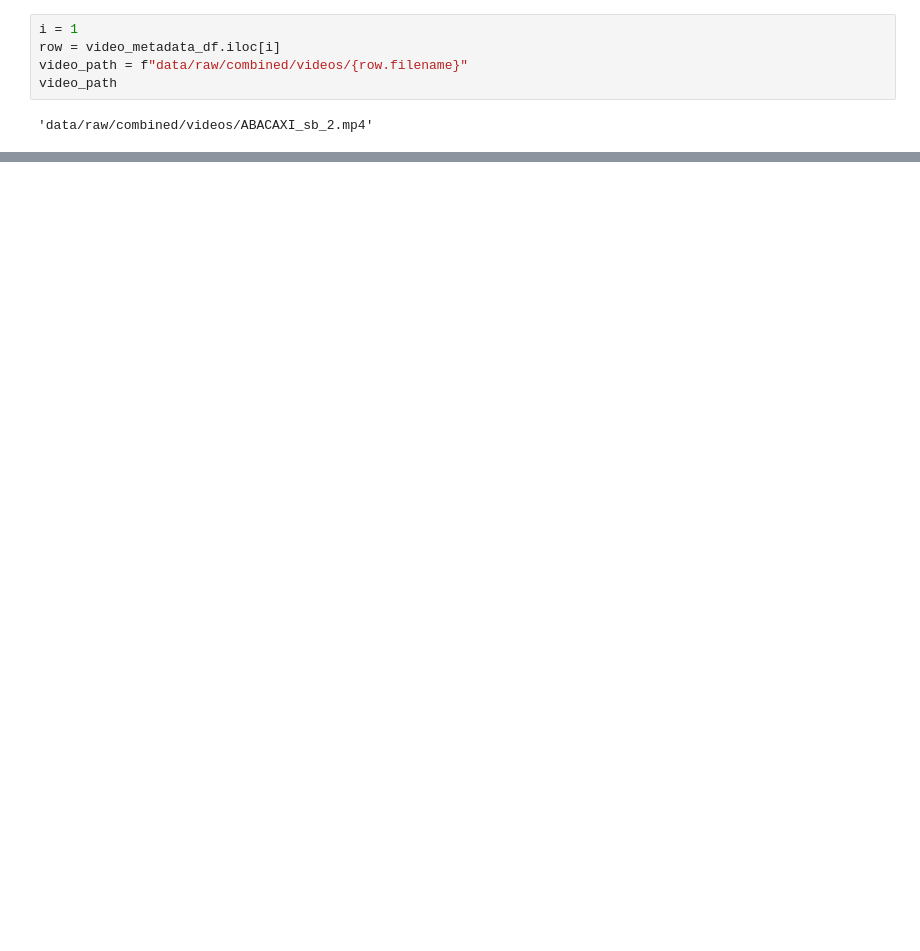
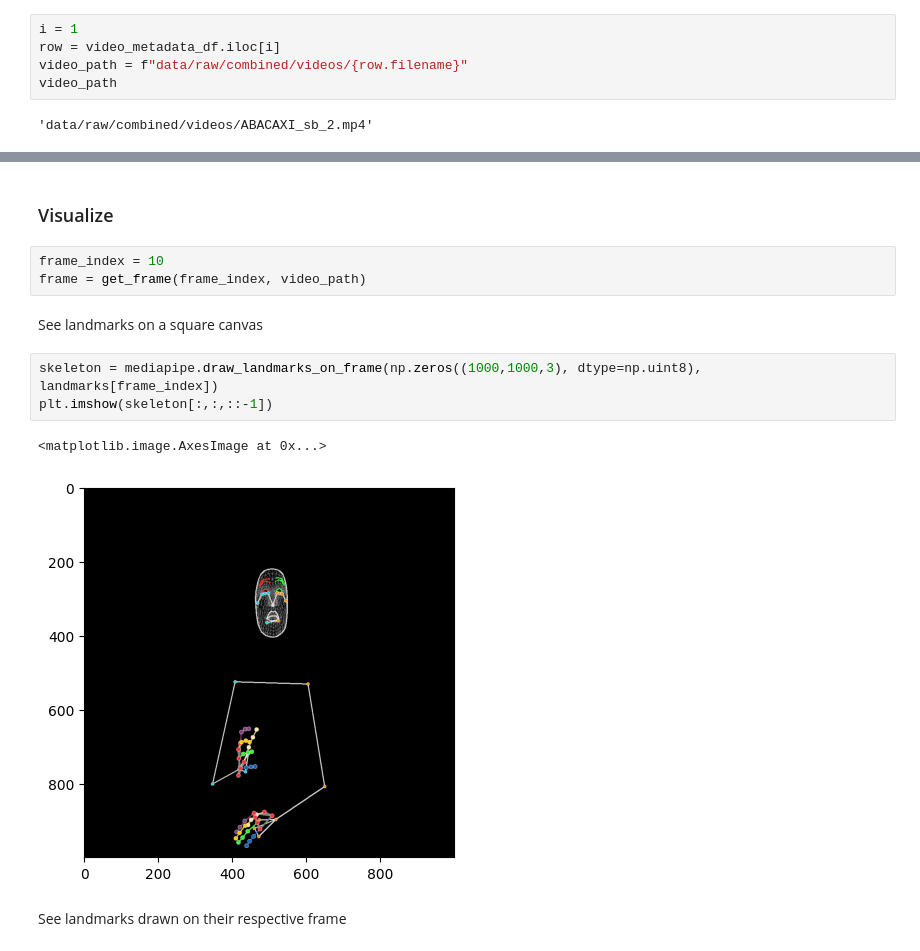
Before and after one commit to patrickf949/SaoPauloBrazilChapter_BrazilianSignLanguage, a Jupyter notebook: code/preprocess/mediapipe_holistic.ipynb, the cells around one changed output, grey strips where cells are left out. Drawn from its saved outputs; the diff is of its cells as text; blank space fills up the shorter version.

```diff
--- a/code/preprocess/mediapipe_holistic.ipynb
+++ b/code/preprocess/mediapipe_holistic.ipynb
@@ -144,0 +118,15 @@ plt.imshow(blank_canvas)
+# %% [markdown]
+### Visualize
+# %%
+frame_index = 10
+frame = get_frame(frame_index, video_path)
+# %% [markdown]
+See landmarks on a square canvas
+# %%
+skeleton = mediapipe.draw_landmarks_on_frame(np.zeros((1000,1000,3), dtype=np.uint8), landmarks[frame_index])
+plt.imshow(skeleton[:,:,::-1])
+# %% [output]
+<matplotlib.image.AxesImage at 0x...>
+[figure, added]
+# %% [markdown]
+See landmarks drawn on their respective frame
```
Also changed, not shown: parts of 32 cells of this notebook, 1 other file.
